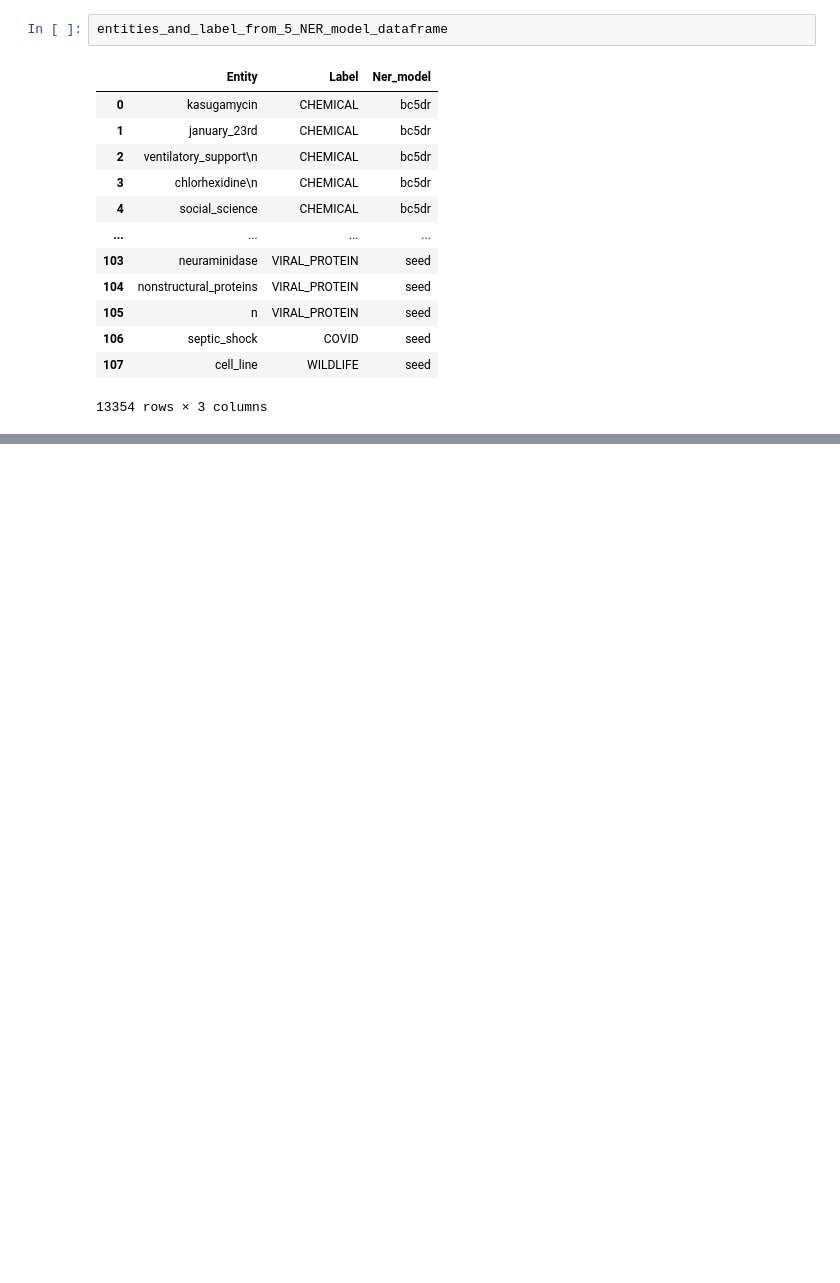
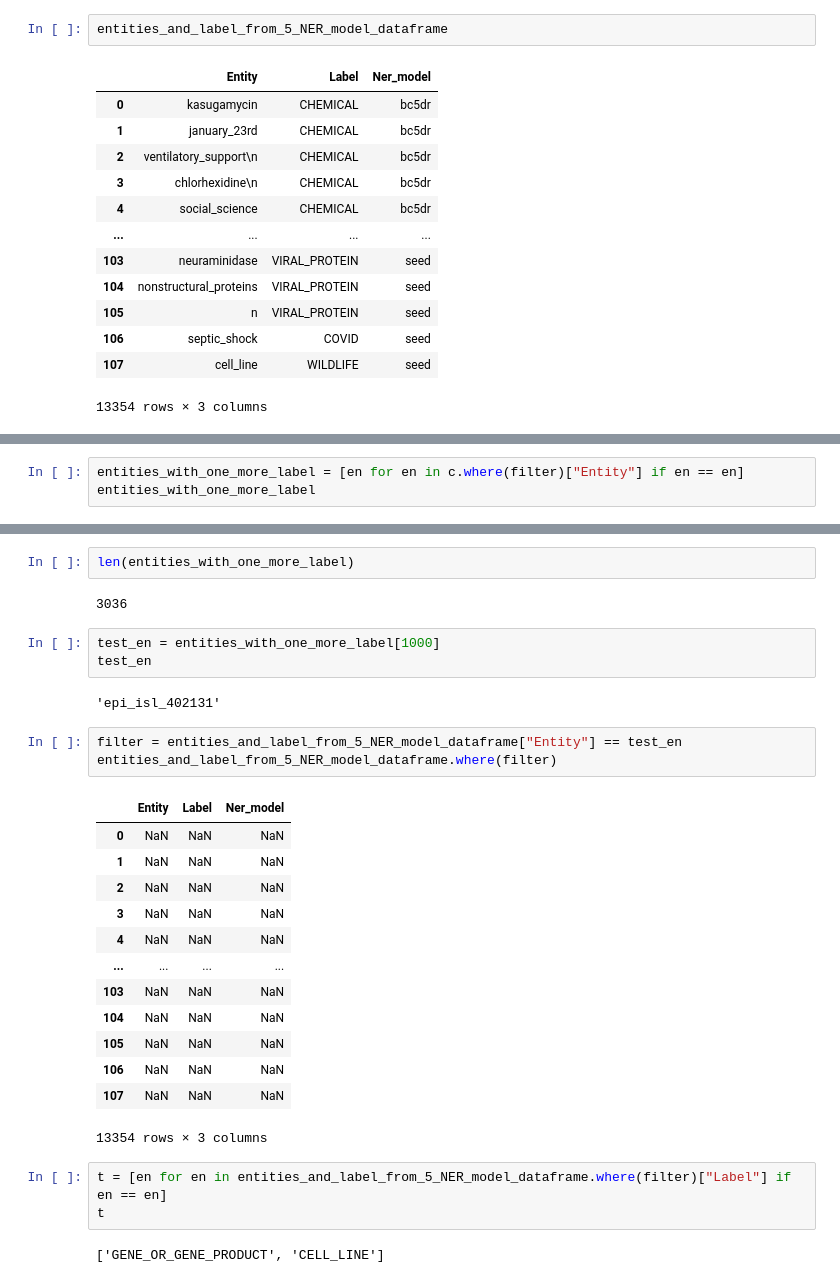
Before and after one commit to yeelimtse/cs-245-project, a Jupyter notebook: ner-models.ipynb, the cells around one changed output, grey strips where cells are left out. Saved outputs shown, nothing was run; the diff lists cells and outputs as text; blank space fills up the shorter version.

```diff
--- a/ner-models.ipynb
+++ b/ner-models.ipynb
@@ -335,0 +505,3 @@ entities_and_label_from_5_NER_model_dataframe
+# %%
+entities_with_one_more_label = [en for en in c.where(filter)["Entity"] if en == en]
+entities_with_one_more_label
@@ -335,0 +526,31 @@ entities_and_label_from_5_NER_model_dataframe
+# %%
+len(entities_with_one_more_label)
+# %% [output]
+3036
+# %%
+test_en = entities_with_one_more_label[1000]
+test_en
+# %% [output]
+'epi_isl_402131'
+# %%
+filter = entities_and_label_from_5_NER_model_dataframe["Entity"] == test_en
+entities_and_label_from_5_NER_model_dataframe.where(filter)
+# %% [output]
+|  | Entity | Label | Ner_model |
+| 0 | NaN | NaN | NaN |
+| 1 | NaN | NaN | NaN |
+| 2 | NaN | NaN | NaN |
+| 3 | NaN | NaN | NaN |
+| 4 | NaN | NaN | NaN |
+| ... | ... | ... | ... |
+| 103 | NaN | NaN | NaN |
+| 104 | NaN | NaN | NaN |
+| 105 | NaN | NaN | NaN |
+| 106 | NaN | NaN | NaN |
+| 107 | NaN | NaN | NaN |
+13354 rows × 3 columns
+# %%
+t = [en for en in entities_and_label_from_5_NER_model_dataframe.where(filter)["Label"] if en == en]
+t
+# %% [output]
+['GENE_OR_GENE_PRODUCT', 'CELL_LINE']
```
Also changed, not shown: parts of 14 cells of this notebook.
